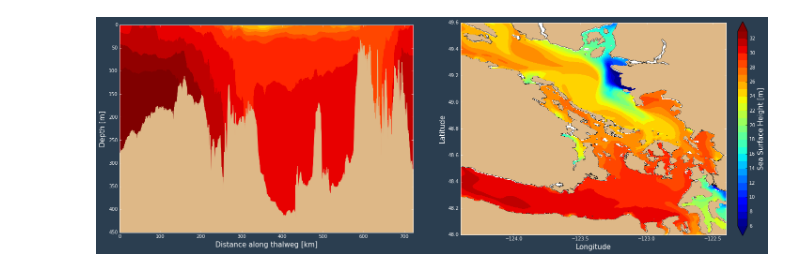
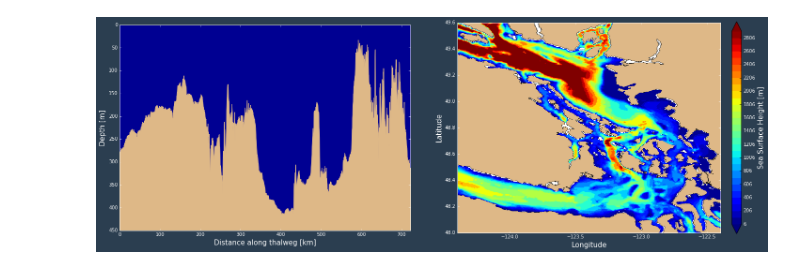
Before and after one commit to SalishSeaCast/SalishSeaNowcast, a Jupyter notebook: notebooks/figures/research/TestTracerThalwegAndSurfaceModule.ipynb, the cells around one changed output. Cells and saved outputs as stored; diff of their text form; code cells hidden in the pictures.

```diff
--- a/notebooks/figures/research/TestTracerThalwegAndSurfaceModule.ipynb
+++ b/notebooks/figures/research/TestTracerThalwegAndSurfaceModule.ipynb
@@ -68,7 +65,7 @@ def _plot_tracer_thalweg(ax, plot_data, clevels, cmap, theme):
     ax.set_ylabel("Depth [m]",color=theme.COLOURS['text']['axis'],fontproperties=theme.FONTS['axis'])
     theme.set_axis_colors(ax)
 # %%
-def _prep_plot_data(tracer_grid, bathy, lons, lats, mesh_mask, coastline):
+def _prep_plot_data(tracer_grid, bathy, lons, lats, mesh_mask, coastline, depth_integrated):
     lon_range = (-124.4, -122.4)
     lat_range = (48, 49.6)
     si, ei = 150, 610
@@ -76,7 +73,13 @@ def _prep_plot_data(tracer_grid, bathy, lons, lats, mesh_mask, coastline):
 
     lons_subset = lons[si:ei, sj:ej]
     lats_subset = lats[si:ei, sj:ej]
-    var = tracer_grid[0,si:ei, sj:ej]
+    if depth_integrated:
+        grid_heights = mesh_mask.variables['e3t_0'][:][0].reshape(40,1,1)
+        height_weighted = tracer_grid[0, :, si:ei, sj:ej]*grid_heights
+        var = height_weighted.sum(axis=0)
+    else:
+        var = tracer_grid[0, 0, si:ei, sj:ej]
+
     var_ma = np.ma.masked_values(var[:, :], 0)
     plot_data = namedtuple(
         'PlotData',
@@ -86,7 +89,7 @@ def _prep_plot_data(tracer_grid, bathy, lons, lats, mesh_mask, coastline):
         'lon_range, lat_range'
     )
     return plot_data(
-        tracer_grid=tracer_grid,
+        tracer_grid=tracer_grid[0,:,:,:],
         var_ma=var_ma,
         bathy=bathy,
         lons=lons,
@@ -99,34 +102,33 @@ def _prep_plot_data(tracer_grid, bathy, lons, lats, mesh_mask, coastline):
         lat_range=lat_range
     )
 # %%
-
-def tracer_thalweg_and_surface(tracer_grid, tracer_name, bathy, lons, lats, mesh_mask, coastline,
+def tracer_thalweg_and_surface(tracer_grid, bathy, lons, lats, mesh_mask, coastline,
+                               depth_integrated = False,
                                figsize=(20, 12), theme=nowcast.figures.website_theme,
 ):
-    #clevels, cmap = _color_map(tracer_name)
-    clevels, cmap = np.arange(6, 34, 1), plt.get_cmap('jet')
+    tracer_name = tracer_grid.standard_name
+    clevels, cmap = np.arange(6, 3000, 100), plt.get_cmap('jet')  # clevels, cmap = _color_map(tracer_name)
 
-    plot_data = _prep_plot_data(tracer_grid, bathy, lons, lats, mesh_mask, coastline)
+    plot_data = _prep_plot_data(tracer_grid, bathy, lons, lats, mesh_mask, coastline, depth_integrated)
     fig, (ax_thalweg, ax_surface) = _prep_fig_axes(figsize, theme)
     _plot_tracer_thalweg(ax_thalweg, plot_data, clevels, cmap, theme)
     _plot_tracer_surface(ax_surface, plot_data, clevels, cmap, theme)
 
     fig.tight_layout()
-
     return(fig)
 # %%
 mesh_mask = nc.Dataset('/data/nsoontie/MEOPAR/NEMO-forcing/grid/mesh_mask_SalishSea2.nc')
 
 coastline = sio.loadmat('/ocean/rich/more/mmapbase/bcgeo/PNW.mat')
 
 grid_B = nc.Dataset('/data/nsoontie/MEOPAR/NEMO-forcing/grid/bathy_meter_SalishSea2.nc')
 bathy, lons, lats = tidetools.get_bathy_data(grid_B)
 
 grid_T = nc.Dataset('/results/SalishSea/nowcast/01apr16/SalishSea_1d_20160401_20160401_grid_T.nc')
 
-var = grid_T.variables['vosaline'][0,:,:,:]
-
-thalweg_and_surface_plot = tracer_thalweg_and_surface(var,'vosaline', bathy, lons, lats, mesh_mask, coastline)
+var = grid_T.variables['votemper']
+var.standard_name
+thalweg_and_surface_plot = tracer_thalweg_and_surface(var, bathy, lons, lats, mesh_mask, coastline, True)
 plt.show(thalweg_and_surface_plot)
 # %% [output]
-[figure, old version]
+[figure, new version]
```
Also changed, not shown: parts of 4 cells of this notebook.
